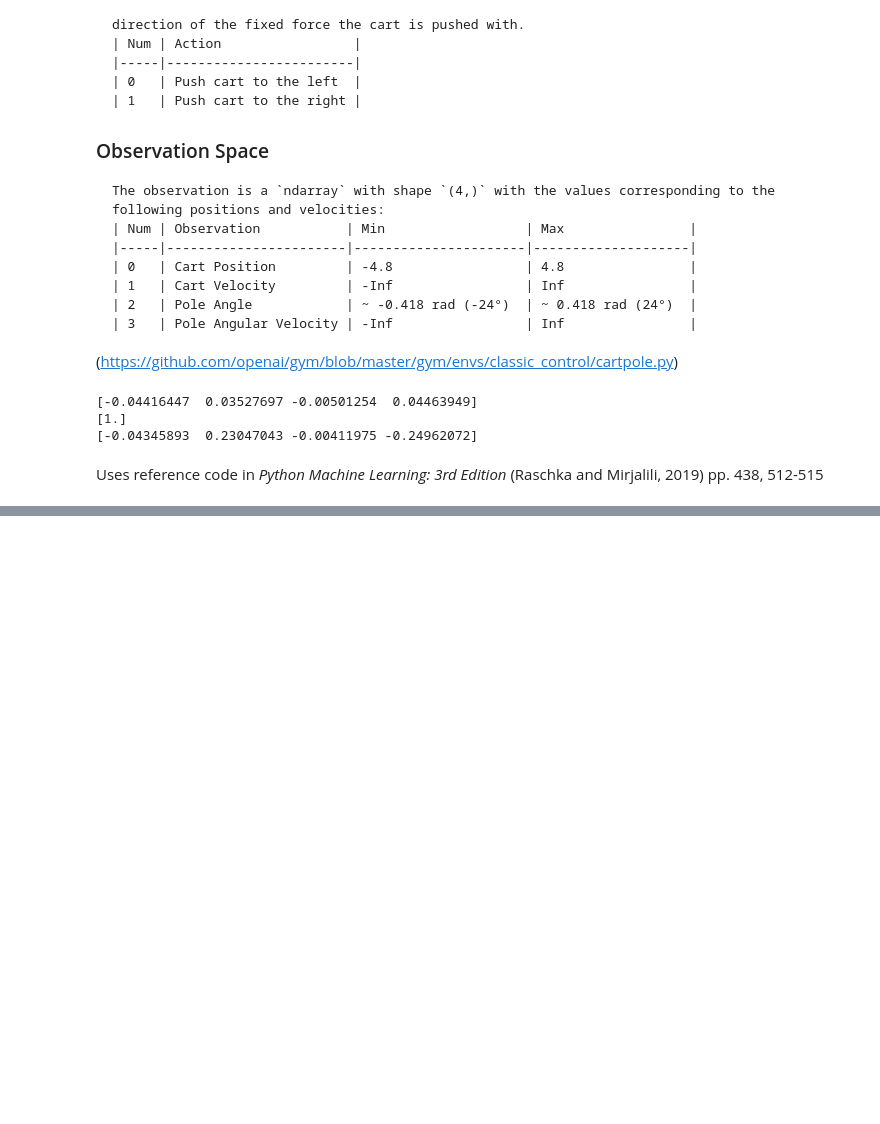
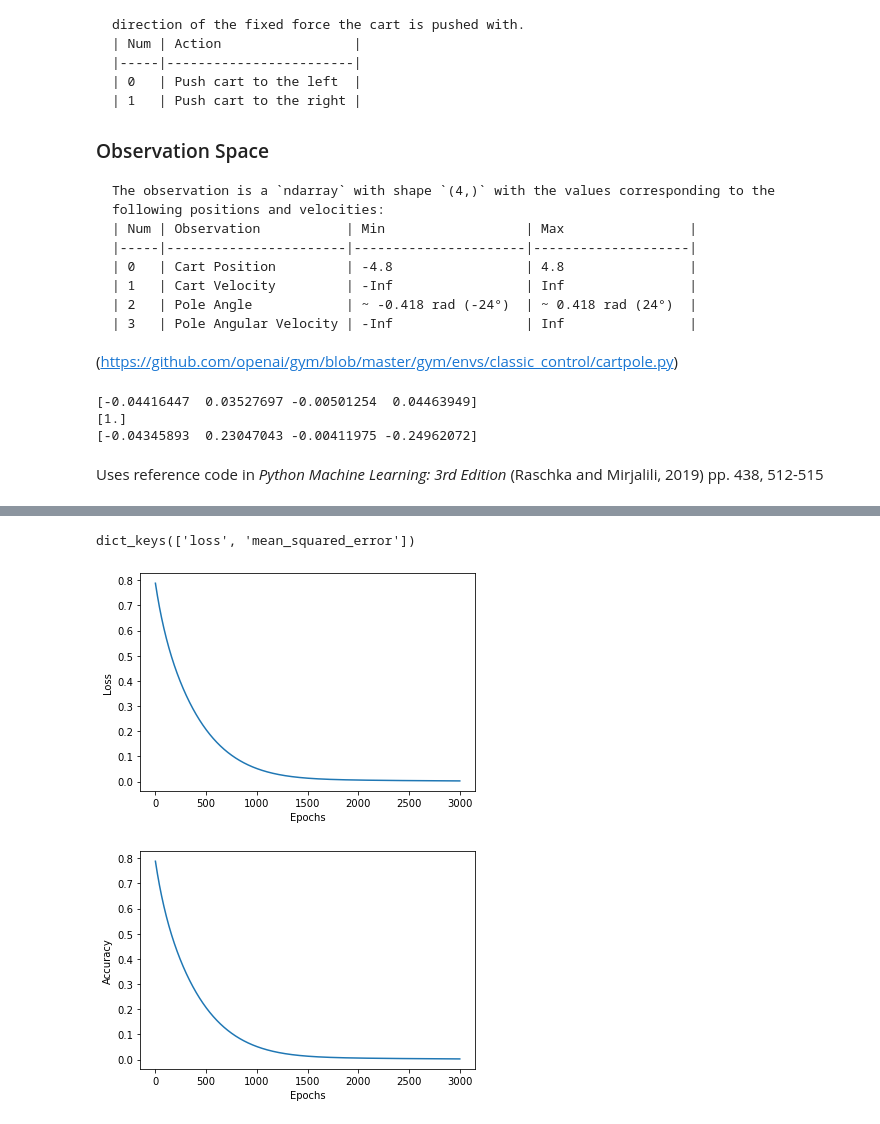
Before and after one commit to johnlime/ik_lqr, a Jupyter notebook: run/Cartpole System Training.ipynb, the cells around one changed output, grey strips where cells are left out. Saved outputs shown, nothing was run; the diff lists cells and outputs as text; code cells hidden in the pictures; blank space fills up the shorter version.

Commit message:
save model and display learning curve

```diff
--- a/run/Cartpole System Training.ipynb
+++ b/run/Cartpole System Training.ipynb
@@ -114,7 +128,7 @@ model = CartpoleLinearControlSystem()
 model.compile(tf.keras.optimizers.Adam(),
               loss = tf.keras.losses.MeanSquaredError(),
               metrics = [tf.keras.metrics.MeanSquaredError()])
-history = model.fit(dataset_training, validation_data = dataset_validation, epochs = 1000)
+history = model.fit(dataset_training, validation_data = dataset_validation, epochs = 3000)
 tf.keras.models.save_model(
     model, './cartpole_system_model', overwrite = True, include_optimizer = True, save_format = None,
     signatures = None, options = None, save_traces = True
@@ -145,0 +156,3 @@ print(history)
+# %%
+with open('./cartpole_system_model/history.pkl', 'wb') as filepath:
+    pickle.dump(history, filepath)
@@ -145,0 +162,12 @@ print(history)
+# %%
+model = tf.keras.models.load_model(
+    './cartpole_system_model', custom_objects=None, compile=True, options=None
+)
+
+history = None
+with open('./cartpole_system_model/history.pkl', 'rb') as filepath:
+    history = pickle.load(filepath)
+
+print(history.history.keys())
+# %% [output]
+dict_keys(['loss', 'mean_squared_error'])
@@ -145,0 +177,15 @@ print(history)
+# %%
+history_plot_keys = ['Loss', 'Accuracy', 'Validation Loss', 'Validation Accuracy']
+
+def show_history(history_obj, y_data_name, y_label):
+  plt.plot(range(history_obj.params['epochs']), history_obj.history[y_data_name])
+  plt.xlabel("Epochs")
+  plt.ylabel(y_label)
+  plt.savefig('./cartpole_system_model/' + y_data_name + '.png')
+  plt.show()
+# %%
+for i, key in enumerate(history.history.keys()):
+  show_history(history, key, history_plot_keys[i])
+# %% [output]
+[figure, added]
+[figure, added]
```
Also changed, not shown: parts of 8 cells of this notebook, 16 other files.
